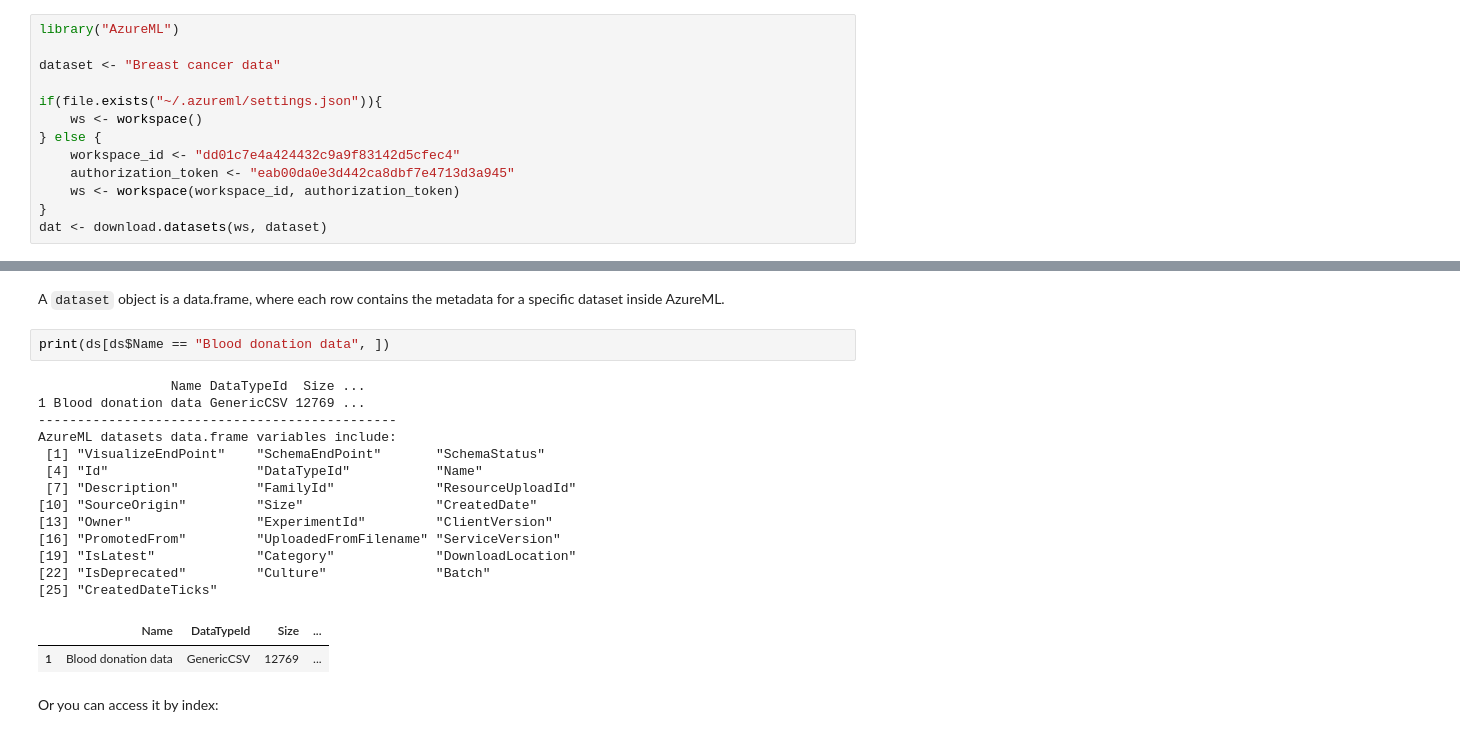
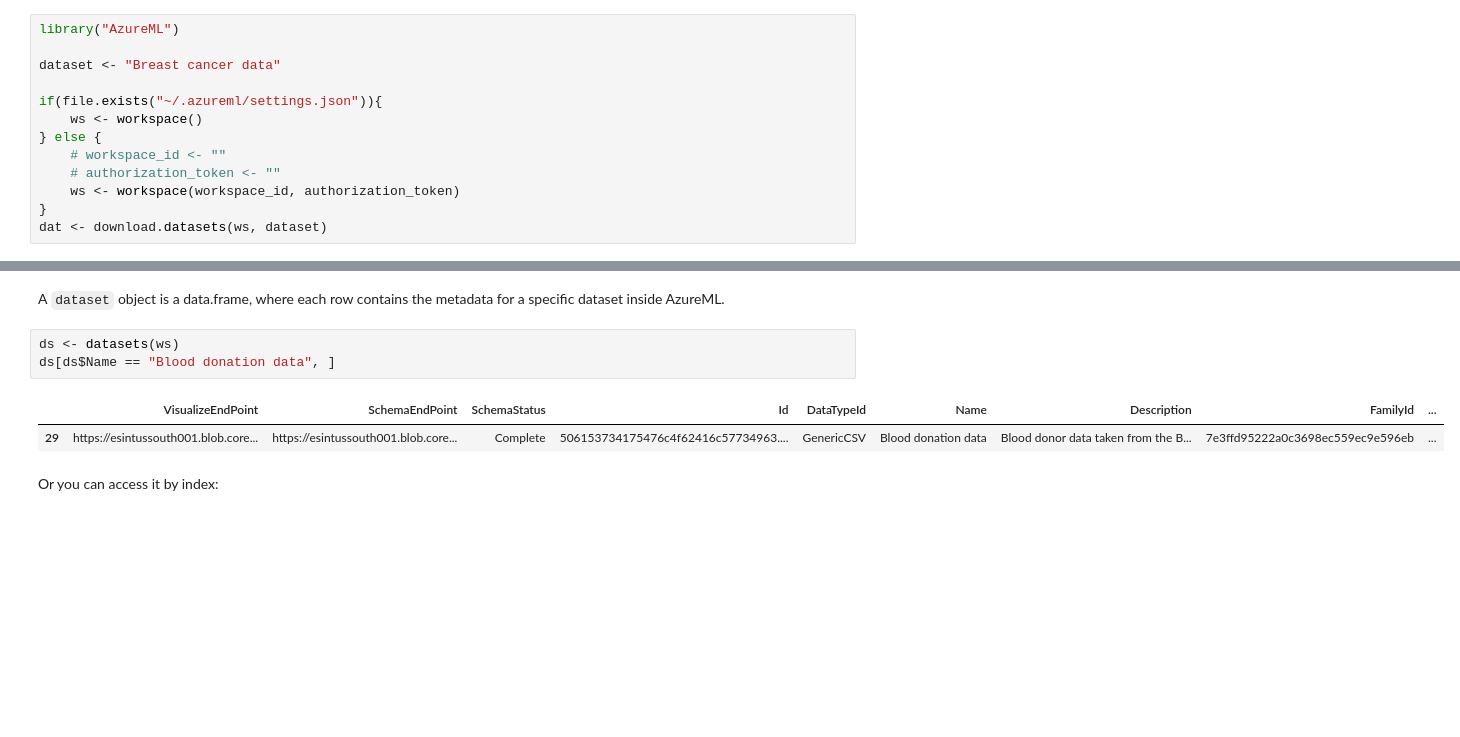
Before and after one commit to andrie/jupyter-notebook-samples, a Jupyter notebook: Access datasets with R using the AzureML R package.ipynb, the cells around one changed output, grey strips where cells are left out. Drawn from its saved outputs; the diff is of its cells as text; blank space fills up the shorter version.

```diff
--- a/Access datasets with R using the AzureML R package.ipynb
+++ b/Access datasets with R using the AzureML R package.ipynb
@@ -59,8 +59,8 @@ dataset <- "Breast cancer data"
 if(file.exists("~/.azureml/settings.json")){
     ws <- workspace()
 } else {
-    workspace_id <- "dd01c7e4a424432c9a9f83142d5cfec4"
-    authorization_token <- "eab00da0e3d442ca8dbf7e4713d3a945"
+    # workspace_id <- ""
+    # authorization_token <- ""
     ws <- workspace(workspace_id, authorization_token)
 }
 dat <- download.datasets(ws, dataset)
@@ -232,22 +216,10 @@ print(datasets(ws, filter = "sample"))
 # %% [markdown]
  A `dataset` object is a data.frame, where each row contains the metadata for a specific dataset inside AzureML.
 # %%
-print(ds[ds$Name == "Blood donation data", ])
+ds <- datasets(ws)
+ds[ds$Name == "Blood donation data", ]
 # %% [output]
-                 Name DataTypeId  Size ...
-1 Blood donation data GenericCSV 12769 ...
-----------------------------------------------
-AzureML datasets data.frame variables include:
- [1] "VisualizeEndPoint"    "SchemaEndPoint"       "SchemaStatus"
- [4] "Id"                   "DataTypeId"           "Name"
- [7] "Description"          "FamilyId"             "ResourceUploadId"
-[10] "SourceOrigin"         "Size"                 "CreatedDate"
-[13] "Owner"                "ExperimentId"         "ClientVersion"
-[16] "PromotedFrom"         "UploadedFromFilename" "ServiceVersion"
-[19] "IsLatest"             "Category"             "DownloadLocation"
-[22] "IsDeprecated"         "Culture"              "Batch"
-[25] "CreatedDateTicks"
-|  | Name | DataTypeId | Size | ... |
-| 1 | Blood donation data | GenericCSV | 12769 | ... |
+|  | VisualizeEndPoint | SchemaEndPoint | SchemaStatus | Id | DataTypeId | Name | Description | FamilyId | ... |
+| 29 | https://esintussouth001.blob.core... | https://esintussouth001.blob.core... | Complete | 506153734175476c4f62416c57734963.... | GenericCSV | Blood donation data | Blood donor data taken from the B... | 7e3ffd95222a0c3698ec559ec9e596eb | ... |
 # %% [markdown]
 <p>Or you can access it by index:</p>
```
Also changed, not shown: parts of 23 cells of this notebook, 1 other file.
